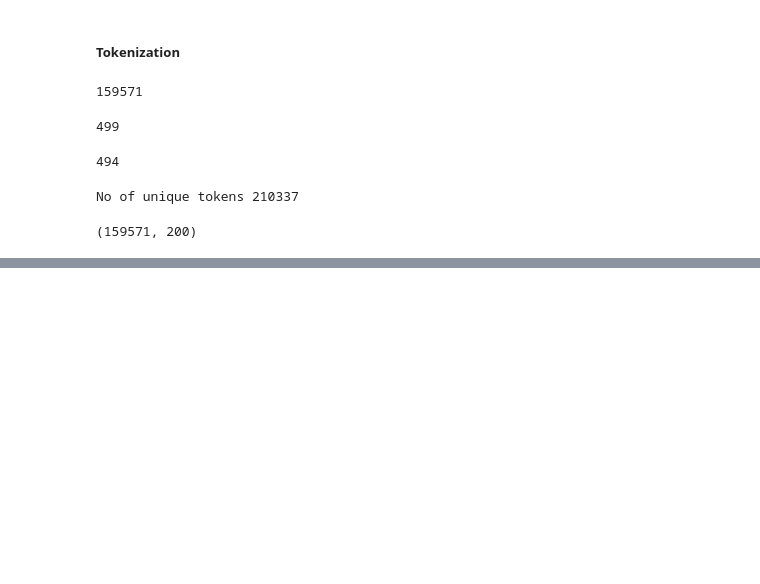
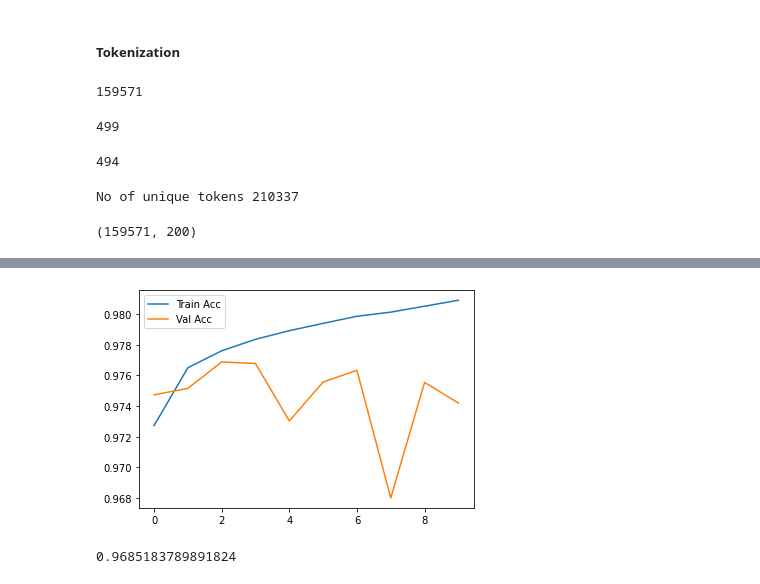
Before and after one commit to shobhitsundriyal/Revisit_ML, a Jupyter notebook: Cnn_toxic_comment_classification_keras.ipynb, the cells around one changed output, grey strips where cells are left out. Drawn from its saved outputs; the diff is of its cells as text; code cells hidden in the pictures; blank space fills up the shorter version.

```diff
--- a/Cnn_toxic_comment_classification_keras.ipynb
+++ b/Cnn_toxic_comment_classification_keras.ipynb
@@ -186,0 +223,17 @@ KeyboardInterrupt: ignored
+# %%
+plt.plot(his.history['accuracy'], label='Train Acc')
+plt.plot(his.history['val_accuracy'], label='Val Acc')
+plt.legend()
+plt.show()
+# %% [output]
+[figure, added]
+# %%
+p = model.predict(data)
+aucs = []
+
+for j in range(6):
+  auc = roc_auc_score(targets[:,j], p[:,j])
+  aucs.append(auc)
+np.mean(aucs)
+# %% [output]
+0.9685183789891824
```
Also changed, not shown: parts of 18 cells of this notebook.
